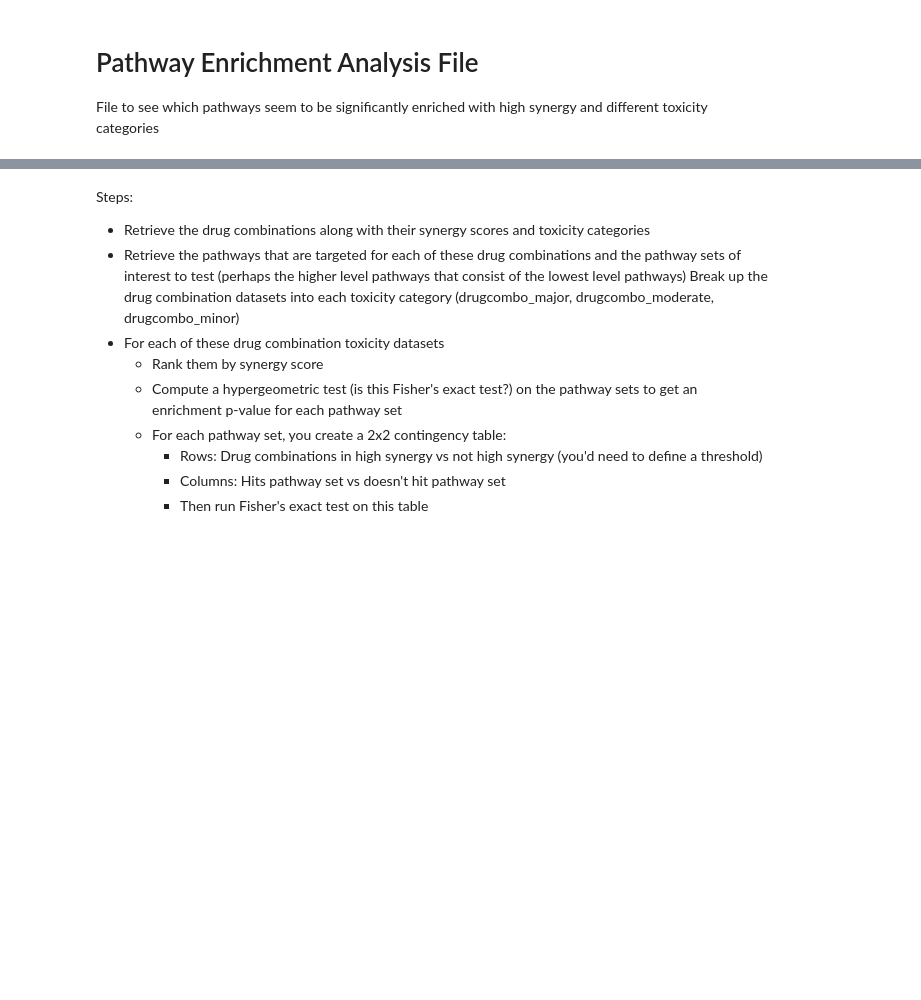
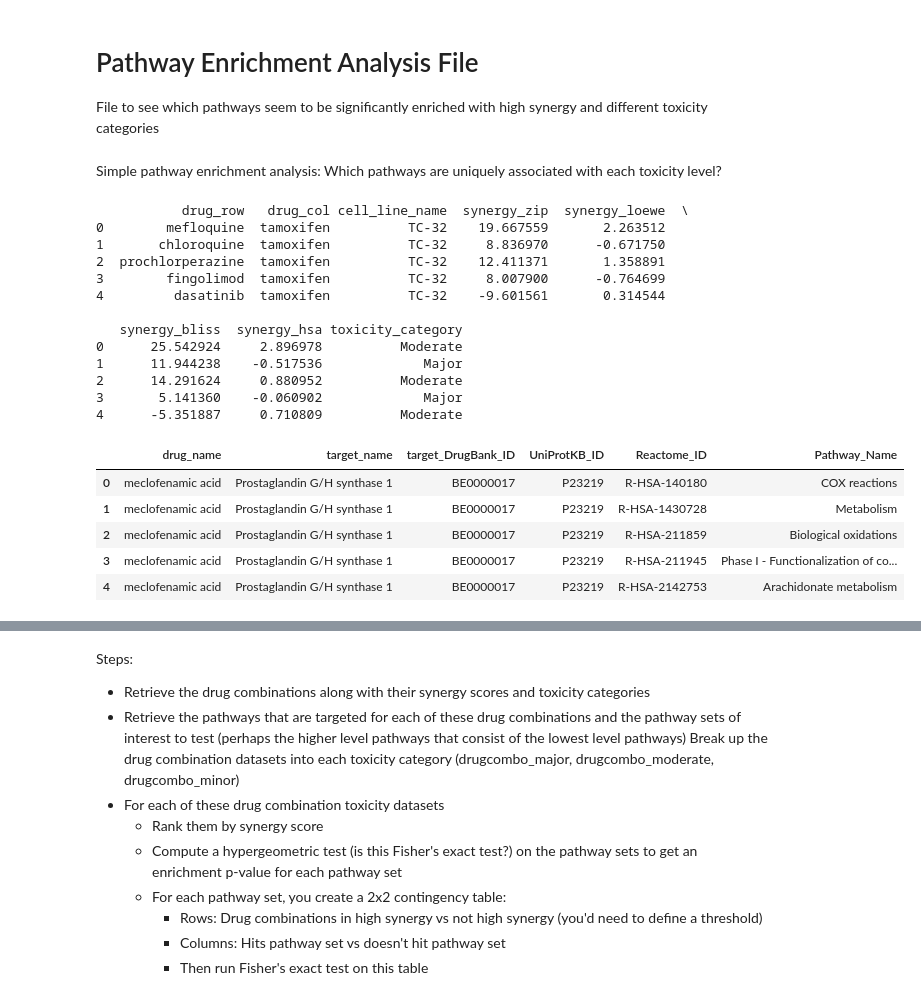
Before and after one commit to amw14/toxicity-cancer-drug-combination, a Jupyter notebook: pathway_enrichment_analysis.ipynb, the cells around one changed output, grey strips where cells are left out. Drawn from its saved outputs; the diff is of its cells as text; code cells hidden in the pictures; blank space fills up the shorter version.

```diff
--- a/pathway_enrichment_analysis.ipynb
+++ b/pathway_enrichment_analysis.ipynb
@@ -2,3 +2,5 @@
 # Pathway Enrichment Analysis File #
 
 File to see which pathways seem to be significantly enriched with high synergy and different toxicity categories
+# %% [markdown]
+Simple pathway enrichment analysis: Which pathways are uniquely associated with each toxicity level?
@@ -4,0 +14,27 @@ File to see which pathways seem to be significantly enriched with high synergy a
+# %%
+# Read in the relevant pre-processed datasets, assumes pre-filtered datasets include only drug combinations
+# that have known toxicity, known targets, and known pathways
+filtered_combos_df = pd.read_csv('data_processed/filtered_combos_syntox_known_targallpw.csv')
+print(filtered_combos_df.head())
+syntoxtarg_allpw_df = pd.read_csv("data_processed/syntoxtarg_allpw.csv") # drugs with their targets and all levels of pathways
+syntoxtarg_allpw_df.head()
+# %% [output]
+           drug_row   drug_col cell_line_name  synergy_zip  synergy_loewe  \
+0        mefloquine  tamoxifen          TC-32    19.667559       2.263512
+1       chloroquine  tamoxifen          TC-32     8.836970      -0.671750
+2  prochlorperazine  tamoxifen          TC-32    12.411371       1.358891
+3        fingolimod  tamoxifen          TC-32     8.007900      -0.764699
+4         dasatinib  tamoxifen          TC-32    -9.601561       0.314544
+
+   synergy_bliss  synergy_hsa toxicity_category
+0      25.542924     2.896978          Moderate
+1      11.944238    -0.517536             Major
+2      14.291624     0.880952          Moderate
+3       5.141360    -0.060902             Major
+4      -5.351887     0.710809          Moderate
+|  | drug_name | target_name | target_DrugBank_ID | UniProtKB_ID | Reactome_ID | Pathway_Name |
+| 0 | meclofenamic acid | Prostaglandin G/H synthase 1 | BE0000017 | P23219 | R-HSA-140180 | COX reactions |
+| 1 | meclofenamic acid | Prostaglandin G/H synthase 1 | BE0000017 | P23219 | R-HSA-1430728 | Metabolism |
+| 2 | meclofenamic acid | Prostaglandin G/H synthase 1 | BE0000017 | P23219 | R-HSA-211859 | Biological oxidations |
+| 3 | meclofenamic acid | Prostaglandin G/H synthase 1 | BE0000017 | P23219 | R-HSA-211945 | Phase I - Functionalization of co... |
+| 4 | meclofenamic acid | Prostaglandin G/H synthase 1 | BE0000017 | P23219 | R-HSA-2142753 | Arachidonate metabolism |
```
Also changed, not shown: parts of 5 cells of this notebook, 3 other files.
